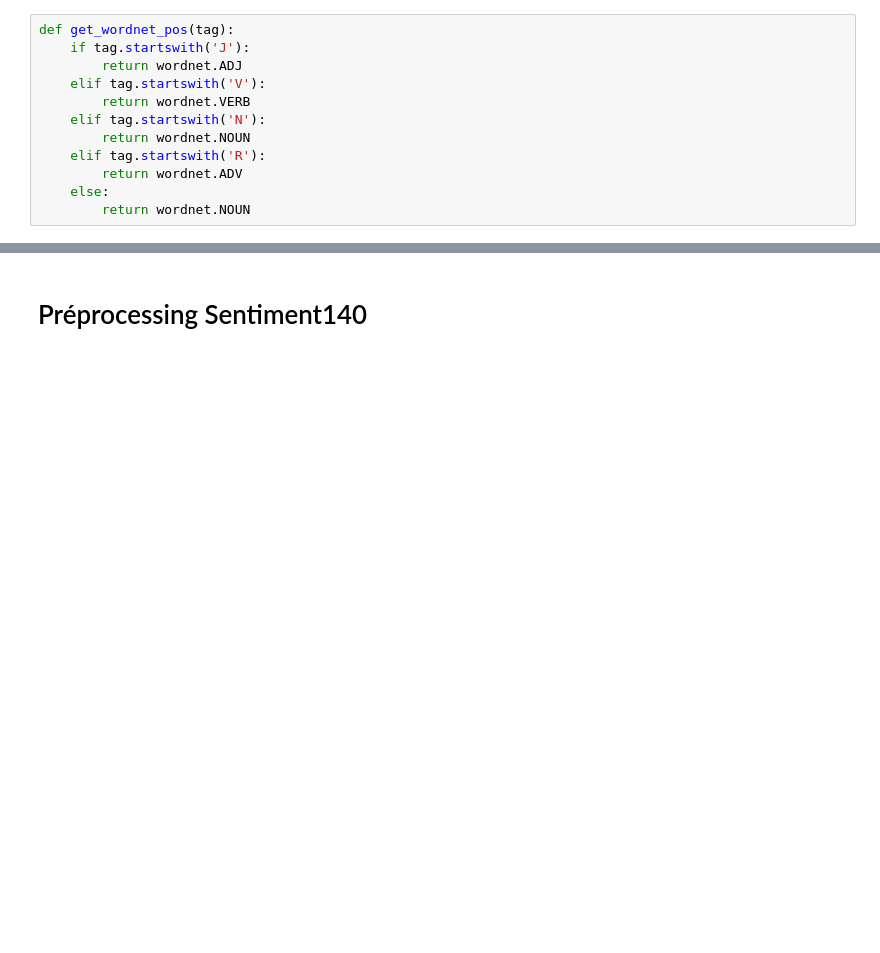
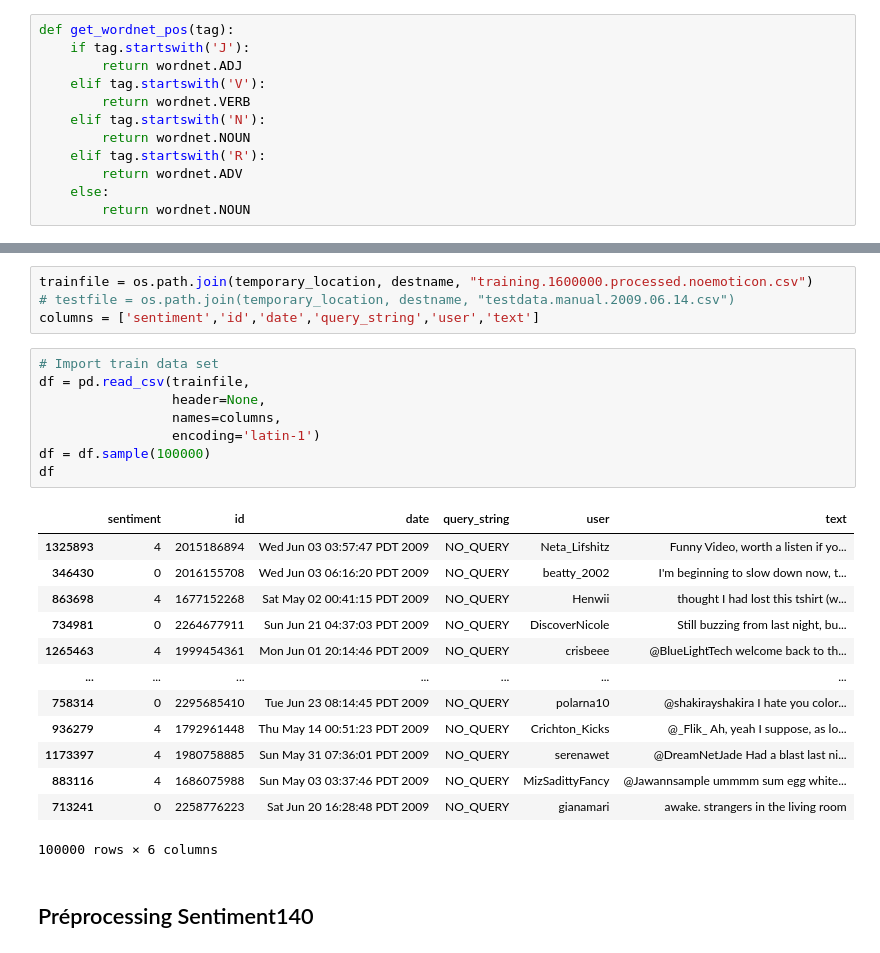
Before and after one commit to baptiste-pasquier/data_2A, a Jupyter notebook: preprocessing.ipynb, the cells around one changed output, grey strips where cells are left out. Cells and saved outputs as stored; diff of their text form; blank space fills up the shorter version.

```diff
--- a/preprocessing.ipynb
+++ b/preprocessing.ipynb
@@ -107,2 +82,28 @@ def text_preprocessing(serie):
+# %%
+trainfile = os.path.join(temporary_location, destname, "training.1600000.processed.noemoticon.csv")
+# testfile = os.path.join(temporary_location, destname, "testdata.manual.2009.06.14.csv")
+columns = ['sentiment','id','date','query_string','user','text']
+# %%
+# Import train data set
+df = pd.read_csv(trainfile,
+                 header=None,
+                 names=columns,
+                 encoding='latin-1')
+df = df.sample(100000)
+df
+# %% [output]
+|  | sentiment | id | date | query_string | user | text |
+| 1325893 | 4 | 2015186894 | Wed Jun 03 03:57:47 PDT 2009 | NO_QUERY | Neta_Lifshitz | Funny Video, worth a listen if yo... |
+| 346430 | 0 | 2016155708 | Wed Jun 03 06:16:20 PDT 2009 | NO_QUERY | beatty_2002 | I'm beginning to slow down now, t... |
+| 863698 | 4 | 1677152268 | Sat May 02 00:41:15 PDT 2009 | NO_QUERY | Henwii | thought I had lost this tshirt (w... |
+| 734981 | 0 | 2264677911 | Sun Jun 21 04:37:03 PDT 2009 | NO_QUERY | DiscoverNicole | Still buzzing from last night, bu... |
+| 1265463 | 4 | 1999454361 | Mon Jun 01 20:14:46 PDT 2009 | NO_QUERY | crisbeee | @BlueLightTech welcome back to th... |
+| ... | ... | ... | ... | ... | ... | ... |
+| 758314 | 0 | 2295685410 | Tue Jun 23 08:14:45 PDT 2009 | NO_QUERY | polarna10 | @shakirayshakira I hate you color... |
+| 936279 | 4 | 1792961448 | Thu May 14 00:51:23 PDT 2009 | NO_QUERY | Crichton_Kicks | @_Flik_ Ah, yeah I suppose, as lo... |
+| 1173397 | 4 | 1980758885 | Sun May 31 07:36:01 PDT 2009 | NO_QUERY | serenawet | @DreamNetJade Had a blast last ni... |
+| 883116 | 4 | 1686075988 | Sun May 03 03:37:46 PDT 2009 | NO_QUERY | MizSadittyFancy | @Jawannsample ummmm sum egg white... |
+| 713241 | 0 | 2258776223 | Sat Jun 20 16:28:48 PDT 2009 | NO_QUERY | gianamari | awake. strangers in the living room |
+100000 rows × 6 columns
 # %% [markdown]
-# Préprocessing Sentiment140
+## Préprocessing Sentiment140
```
Also changed, not shown: parts of 21 cells of this notebook, 5 other files.
